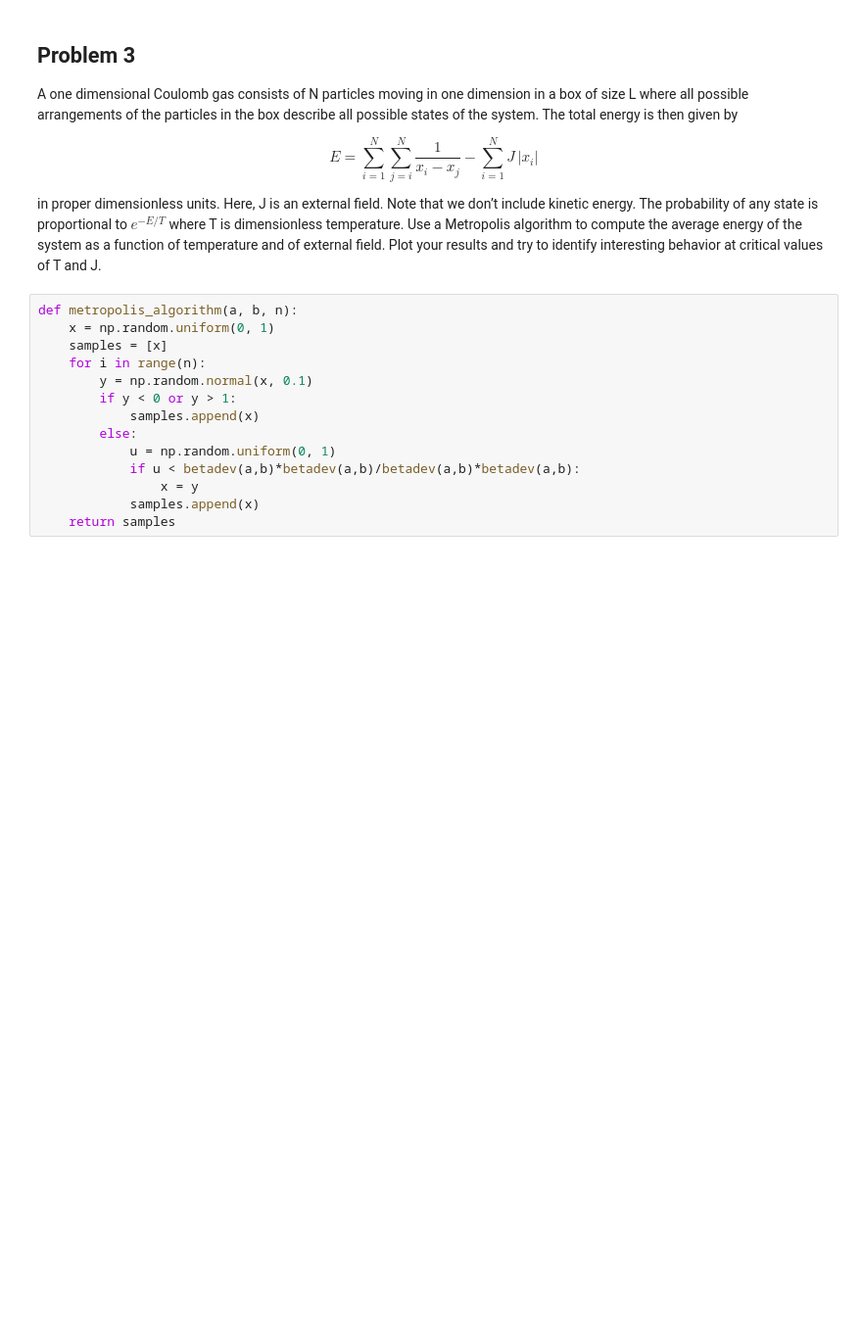
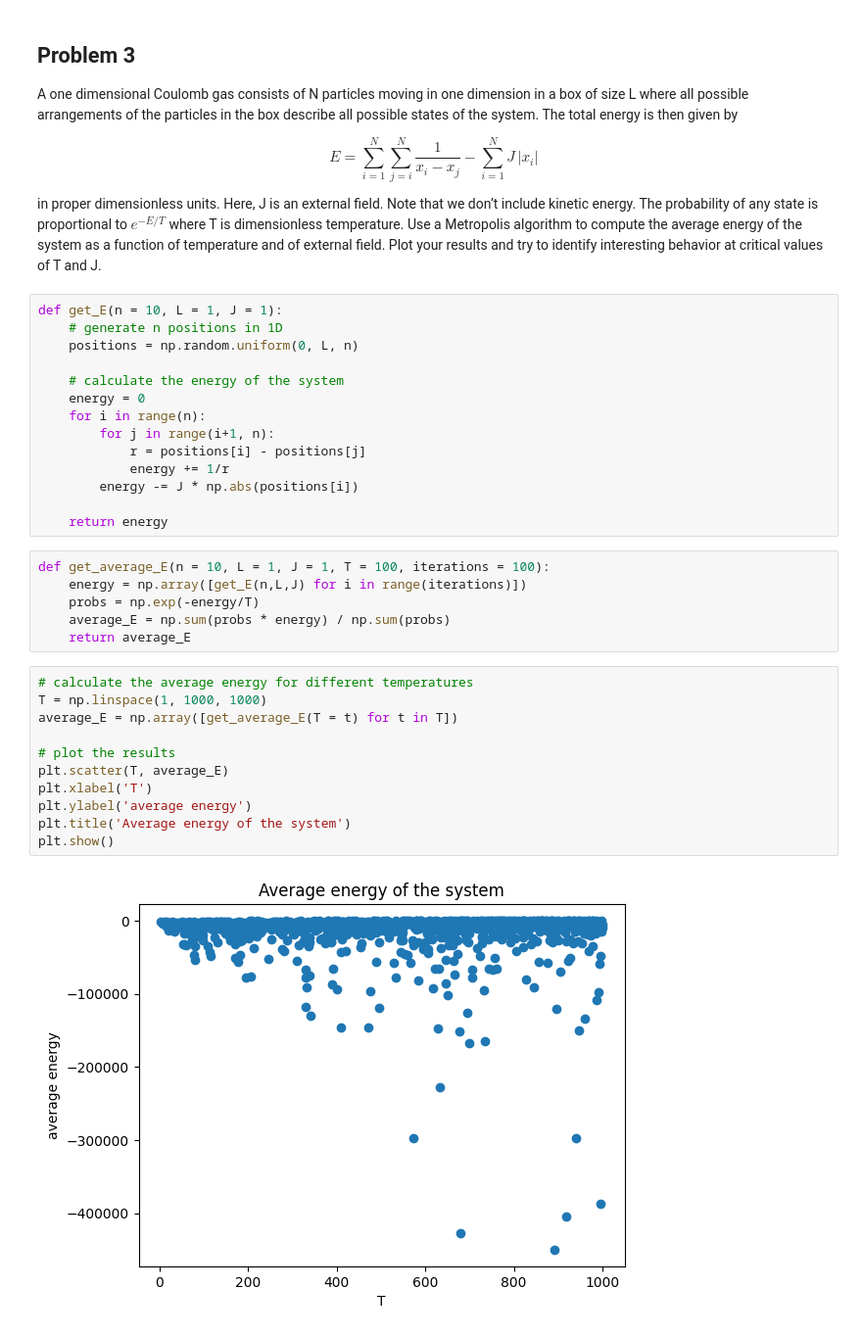
Before and after one commit to chtang-hmc/PHYS064, a Jupyter notebook: HW9C.ipynb, the cells around one changed output. Shown: that part at 98% size. Saved outputs shown, nothing was run; the diff lists cells and outputs as text; blank space fills up the shorter version.

Commit message:
metropolis

```diff
--- a/HW9C.ipynb
+++ b/HW9C.ipynb
@@ -89,17 +89,36 @@ E=\sum_{i=1}^N\sum_{j=i}^N \frac{1}{x_i-x_j} -\sum_{i=1}^N J\,|x_i|
 $$
 
 in proper dimensionless units. Here, J is an external field. Note that we don’t include kinetic energy. The probability of any state is proportional to $e^{-E/T}$ where T is dimensionless temperature. Use a Metropolis algorithm to compute the average energy of the system as a function of temperature and of external field. Plot your results and try to identify interesting behavior at critical values of T and J.
-# %%
-def metropolis_algorithm(a, b, n):
-    x = np.random.uniform(0, 1)
-    samples = [x]
-    for i in range(n):
-        y = np.random.normal(x, 0.1)
-        if y < 0 or y > 1:
-            samples.append(x)
-        else:
-            u = np.random.uniform(0, 1)
-            if u < betadev(a,b)*betadev(a,b)/betadev(a,b)*betadev(a,b):
-                x = y
-            samples.append(x)
-    return samples
+# %%
+def get_E(n = 10, L = 1, J = 1):
+    # generate n positions in 1D
+    positions = np.random.uniform(0, L, n)
+
+    # calculate the energy of the system
+    energy = 0
+    for i in range(n):
+        for j in range(i+1, n):
+            r = positions[i] - positions[j]
+            energy += 1/r
+        energy -= J * np.abs(positions[i])
+
+    return energy
+# %%
+def get_average_E(n = 10, L = 1, J = 1, T = 100, iterations = 100):
+    energy = np.array([get_E(n,L,J) for i in range(iterations)])
+    probs = np.exp(-energy/T)
+    average_E = np.sum(probs * energy) / np.sum(probs)
+    return average_E
+# %%
+# calculate the average energy for different temperatures
+T = np.linspace(1, 1000, 1000)
+average_E = np.array([get_average_E(T = t) for t in T])
+
+# plot the results
+plt.scatter(T, average_E)
+plt.xlabel('T')
+plt.ylabel('average energy')
+plt.title('Average energy of the system')
+plt.show()
+# %% [output]
+[figure, added]
```
Also changed, not shown: parts of 2 cells of this notebook, 1 other file.
